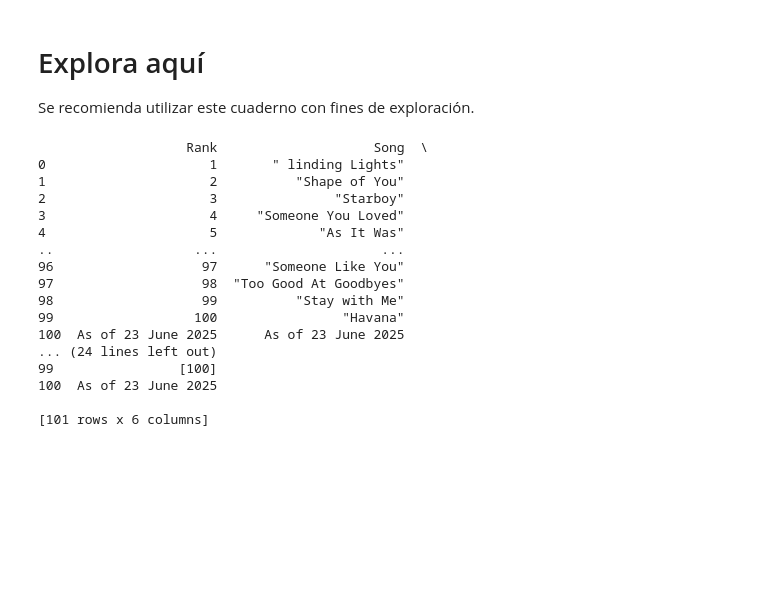
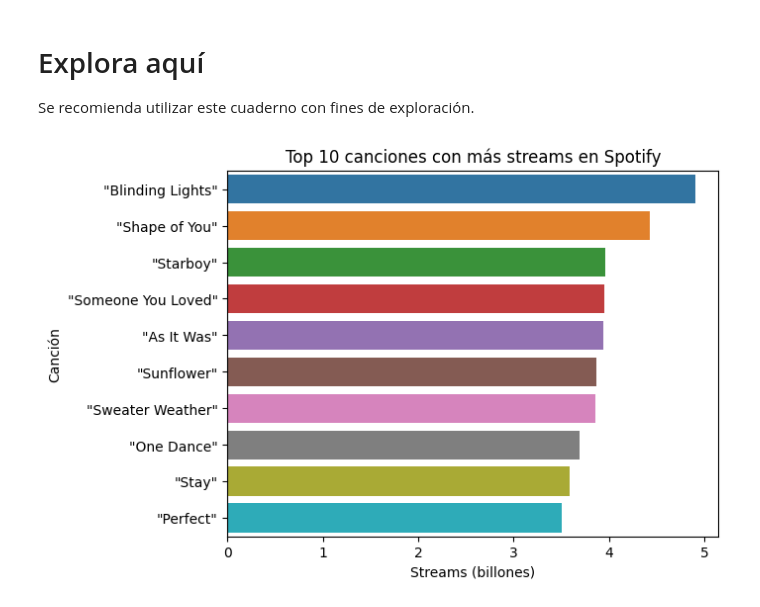
Before and after one commit to 4GeeksAcademy/ginappedrosa-web-scraping-project, a Jupyter notebook: src/explore.es.ipynb, the cells around one changed output. Saved outputs shown, nothing was run; the diff lists cells and outputs as text; code cells hidden in the pictures; blank space fills up the shorter version.

Commit message:
Ejercicio corregido

```diff
--- a/src/explore.es.ipynb
+++ b/src/explore.es.ipynb
@@ -5,71 +5,47 @@ Se recomienda utilizar este cuaderno con fines de exploración.
 # %%
 import os
 import pandas as pd
 from bs4 import BeautifulSoup
 import requests
-import time
 import sqlite3
 import matplotlib.pyplot as plt
 import seaborn as sns
 import io
 
 URL = "https://en.wikipedia.org/wiki/List_of_Spotify_streaming_records"
-
 response = requests.get(URL)
 
 if response.status_code == 200:
-  # print(response.text)
-  html_parseado = BeautifulSoup(response.text, "html.parser")
+    html_io = io.StringIO(response.text)
+    df_list = pd.read_html(html_io)
+    df = df_list[0]
 
+    df.rename(columns={'Streams (billions)': 'Streams'}, inplace=True)
+    df['Streams'] = df['Streams'].astype(str).str.replace('B', '', regex=False).str.replace(',', '', regex=False)
+    df['Streams'] = pd.to_numeric(df['Streams'], errors='coerce')
 
-html_io = io.StringIO(response.text)
-df_list = pd.read_html(html_io)
-# print(df_list[0])
-eliminar_b = df_list[0].replace('B', ' ', regex=True)
-# pruebas: print(len(df_list))
-# pruebas: print(df_list[5])
-print(eliminar_b)
+    top10 = df.sort_values('Streams', ascending=False).head(10)
 
-# COMENTARIO: En esta web no hay $ por lo que se ha eliminado solo las "B"ArithmeticError
+    conn = sqlite3.connect("ejercicioscraping.db")
+    cursor = conn.cursor()
 
-datos_limpios = eliminar_b
+    sql_crear_tabla = """
+    CREATE TABLE IF NOT EXISTS spotify_wikipedia (
+        rank INTEGER,
+        song TEXT,
+        artist TEXT,
+        streams REAL,
+        release_date TEXT
+    );
+    """
+    cursor.execute(sql_crear_tabla)
+    conn.commit()
+    conn.close()
 
-conn = sqlite3.connect("ejercicioscraping.db")
-
-# print(datos_limpios.columns)
-# print(datos_limpios.dtypes)
-
-cursor = conn.cursor()
-
-sql_crear_tabla= """
-CREATE TABLE IF NOT EXISTS spotify_wikipedia (
-    rank INTEGER,
-    song TEXT,
-    artist TEXT,
-    streams REAL,
-    release_date TEXT
-);
-"""
-
-cursor.execute(sql_crear_tabla)
-
-conn.commit()
-conn.close()
+    sns.barplot(data=top10, y='Song', x='Streams', hue= "Song")
+    plt.title('Top 10 canciones con más streams en Spotify')
+    plt.xlabel('Streams (billones)')
+    plt.ylabel('Canción')
+    plt.show()
 # %% [output]
-                   Rank                    Song  \
-0                     1       " linding Lights"
-1                     2          "Shape of You"
-2                     3               "Starboy"
-3                     4     "Someone You Loved"
-4                     5             "As It Was"
-..                  ...                     ...
-96                   97      "Someone Like You"
-97                   98  "Too Good At Goodbyes"
-98                   99          "Stay with Me"
-99                  100                "Havana"
-100  As of 23 June 2025      As of 23 June 2025
-... (24 lines left out)
-99                [100]
-100  As of 23 June 2025
-
-[101 rows x 6 columns]
+[figure, added]
```
